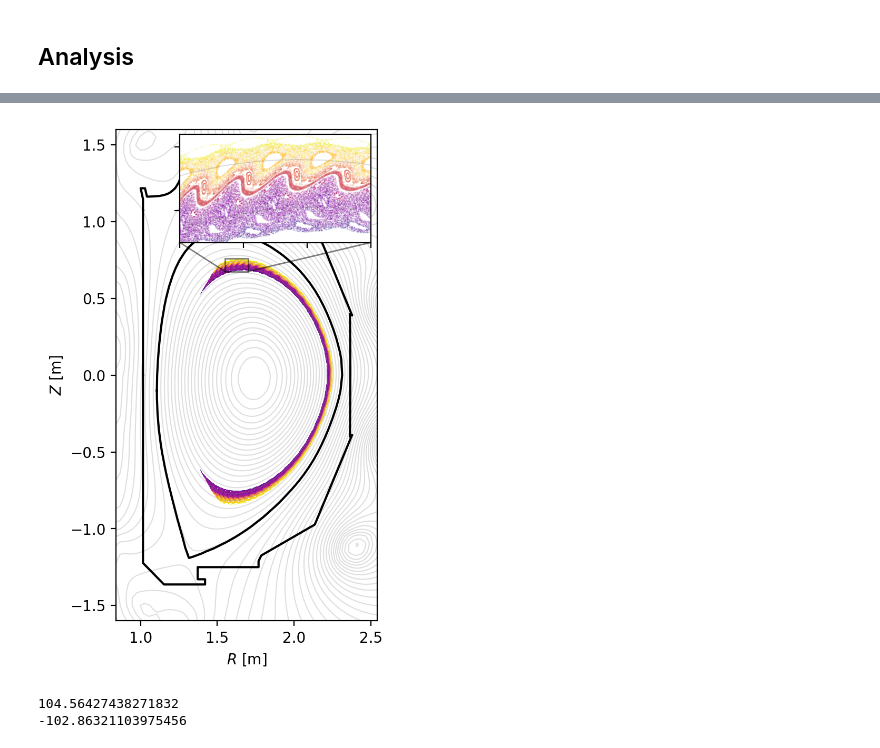
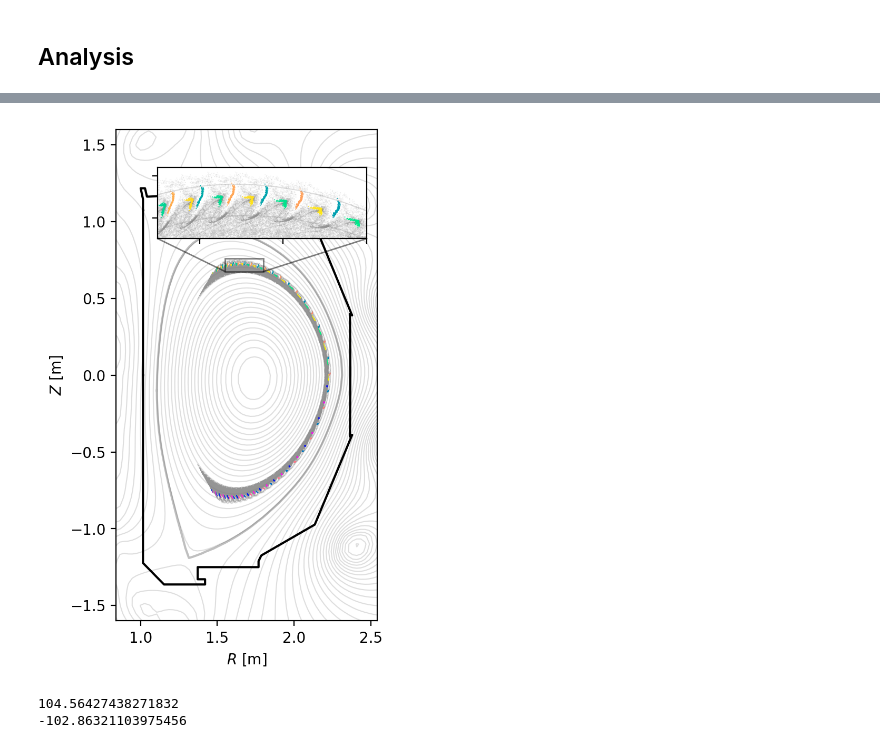
Before and after one commit to Maplenormandy/c1lgkt, a Jupyter notebook: bin/midplane_section_analysis.ipynb, the cells around one changed output, grey strips where cells are left out. Cells and saved outputs as stored; diff of their text form; code cells hidden in the pictures.

Commit message:
Poincare section analysis for blobs

```diff
--- a/bin/midplane_section_analysis.ipynb
+++ b/bin/midplane_section_analysis.ipynb
@@ -116,13 +113,14 @@ num_saves: 500
 ## Analysis
 # %%
 # %% Compute rotation numbers and other quantities
-
+pp = particle_motion.deut
 ravgs = np.empty(nump)
 iota = np.empty(nump)
 bounce_time = np.empty(nump)
+lphiavgs = np.empty(nump)
 
+for k in range(0,nump,2):
 
-for k in range(nump):
     ## Compute the rotation number
     varphi = np.unwrap(ppunc[k][1][1,:] - omega_frame * (ppunc[k][0] - t0))
     # Discrete time s
@@ -132,6 +130,21 @@ for k in range(nump):
     w[1:] = np.exp(-1.0 / (s[1:] * (1-s[1:])))
     iota[k] = np.sum(np.diff(varphi) * w) / (2*np.pi*np.sum(w))
 
+    ## Compute angular momentum
+    r = ppunc[k][1][0,:]
+    varphi = np.unwrap(ppunc[k][1][1,:] - omega_frame * (ppunc[k][0] - t0))
+    z = ppunc[k][1][2,:]
+    vll = ppunc[k][1][3,:]
+
+    psi = eq.interp_psi.ev(r, z)
+
+    # Toroidal angular momentum
+    bv = eq.compute_bv(r, z)
+    modb = np.linalg.norm(bv, axis=0)
+    lphi = psi + pp.m * vll * r * bv[1,:] / modb / pp.z
+
+    lphiavgs[k] = np.sum(0.5*(lphi[1:] + lphi[:-1]) * w) / np.sum(w)
+
     ## Compute the average r
     rmid = (ppunc[k][1][0,1:] + ppunc[k][1][0,:-1])/2.0
     ravgs[k] = np.sum(rmid * w) / np.sum(w)
@@ -190,24 +210,76 @@ fig, ax = plt.subplots(1,1, figsize=(3.2,6.4), dpi=200)
 #fig, axs = plt.subplots(1,2)
 
 # Create inset axes for zoomed in view
-axins = ax.inset_axes([0.21, 0.77, 0.8, 0.22], xticklabels=[], yticklabels=[]) # [left, bottom, width, height]
+axins = ax.inset_axes([0.16, 0.77, 0.8, 0.16], xticklabels=[], yticklabels=[]) # [left, bottom, width, height]
 #axins = ax.inset_axes([0.21, 0.01, 0.8, 0.22], xticklabels=[], yticklabels=[]) # [left, bottom, width, height]
 
 eq.plot_magnetic_geometry(ax, alpha=0.25)
 eq.plot_magnetic_geometry(axins, alpha=0.25)
 
+# Set maxpunc based on whether we're plotting trapped particles or not
+if 'trapped' in filelabel:
+    maxpunc = 40
+else:
+    maxpunc = 80
+
 for k in range(0,nump):
-    psiavg = eq.interp_psi.ev(ravgs[k], eq.zaxis)
+    # Choose color based on whether or not we're plotting the blob or the normal Poincare section
+    if 'blob' in filelabel:
+        # Plot gray points beyond the maximum puncture
+        color = mpl.cm.Greys(0.5*np.ones(shape=(len(ppunc2[k][0]),)))
 
-    norm = mpl.colors.Normalize(vmin=rmin, vmax=rmax)
-    color = mpl.cm.plasma(norm(ravgs[k]))
-    #color = mpl.cm.PiYG(np.sign(psiavg/eq.psix - 0.8))
+        ax.scatter(ppunc2[k][1][0,maxpunc:], ppunc2[k][1][2,maxpunc:], s=0.25*(72/100.0)**2, lw=0, color=color[maxpunc:,:], rasterized=True, alpha=0.1)
+        axins.scatter(ppunc2[k][1][0,maxpunc:], ppunc2[k][1][2,maxpunc:], s=1.0*(72/100.0)**2, lw=0, color=color[maxpunc:,:], rasterized=True, alpha=0.1)
+    else:
+        # Color based on the radial location
+        norm = mpl.colors.Normalize(vmin=rmin, vmax=rmax)
+        color = mpl.cm.plasma(norm(lphiavgs[k]))
 
-    ax.scatter(npunc2[k][1][0,:], npunc2[k][1][2,:], s=0.25*(72/100.0)**2, lw=0, color=color, rasterized=True, alpha=0.2)
-    axins.scatter(npunc2[k][1][0,:], npunc2[k][1][2,:], s=1.0*(72/100.0)**2, lw=0, color=color, rasterized=True, alpha=0.2)
-    #axs[1].scatter(npunc2[k][1][0,:], npunc2[k][1][2,:], s=1*(72/100.0)**2, lw=0)
+        ax.scatter(ppunc2[k][1][0,::1], ppunc2[k][1][2,::1], s=0.25*(72/100.0)**2, lw=0, color=color[::1,:], rasterized=True, alpha=0.2)
+        axins.scatter(ppunc2[k][1][0,::1], ppunc2[k][1][2,::1], s=1.0*(72/100.0)**2, lw=0, color=color[::1,:], rasterized=True, alpha=0.2)
 
-axins.set_xlim(1.55, 1.7)
+# When we're plotting the blob, plot the initial punctures afterwards so the z-ordering is correct
+if 'blob' in filelabel:
+    for k in range(0,nump):
+
+        if 'trapped' in filelabel:
+            # If we're trapped, we need to plot all punctures, so we need to collect them
+            # all together to plot them
+            npuncmax = np.argmax(npunc2[k][0] > ppunc2[k][0][maxpunc])
+
+            # Combined time of punctures
+            tpunc2 = np.concatenate((npunc2[k][0][:npuncmax], ppunc2[k][0][:maxpunc]))
+            # Combined coordinates of punctures
+            apunc2 = np.concatenate((npunc2[k][1][:,:npuncmax], ppunc2[k][1][:,:maxpunc]), axis=1)
+            # Label whether we're co-passing or counter-passing
+            spunc2 = np.concatenate((-np.ones(npuncmax), np.ones(maxpunc)))
+
+            # Sort the punctures by time
+            psort = np.argsort(tpunc2)
+            tpunc2 = tpunc2[psort]
+            apunc2 = apunc2[:,psort]
+            spunc2 = spunc2[psort]
+
+            # Color based on the time of the puncture
+            color = mpl.cm.winter(tpunc2 / tpunc2[-1])
+            color2 = mpl.cm.spring(tpunc2 / tpunc2[-1])
+            color[1::2,:] = color2[1::2,:]
+
+            #color[spunc2 < 0,3] = 0.05
+
+            ax.scatter(apunc2[0,:], apunc2[2,:], s=0.25*(72/100.0)**2, lw=0, color=color, rasterized=True)
+            axins.scatter(apunc2[0,:], apunc2[2,:], s=1.0*(72/100.0)**2, lw=0, color=color, rasterized=True)
+        else:
+            # Color based on the time of the puncture
+            color = mpl.cm.winter(ppunc2[k][0][:] / ppunc2[k][0][maxpunc])
+            color2 = mpl.cm.spring(ppunc2[k][0][:] / ppunc2[k][0][maxpunc])
+            color[1::2,:] = color2[1::2,:]
+
+            ax.scatter(ppunc2[k][1][0,:maxpunc], ppunc2[k][1][2,:maxpunc], s=0.25*(72/100.0)**2, lw=0, color=color[:maxpunc,:], rasterized=True)
+            axins.scatter(ppunc2[k][1][0,:maxpunc], ppunc2[k][1][2,:maxpunc], s=1.0*(72/100.0)**2, lw=0, color=color[:maxpunc,:], rasterized=True)
+
+
+axins.set_xlim(1.55, 1.8)
 #axins.set_ylim(-0.82, -0.735)
 axins.set_ylim(0.675, 0.76)
 ax.set_xlabel(R'$R$ [m]')
@@ -223,4 +300,4 @@ plt.savefig('./outputs/{}_poloidal.pdf'.format(filelabel), dpi=300, bbox_inches=
-[figure, old version]
+[figure, new version]
 # %%
 # %% Save data necessary for plotting
 
```
Also changed, not shown: parts of 5 cells of this notebook, 3 other files.
